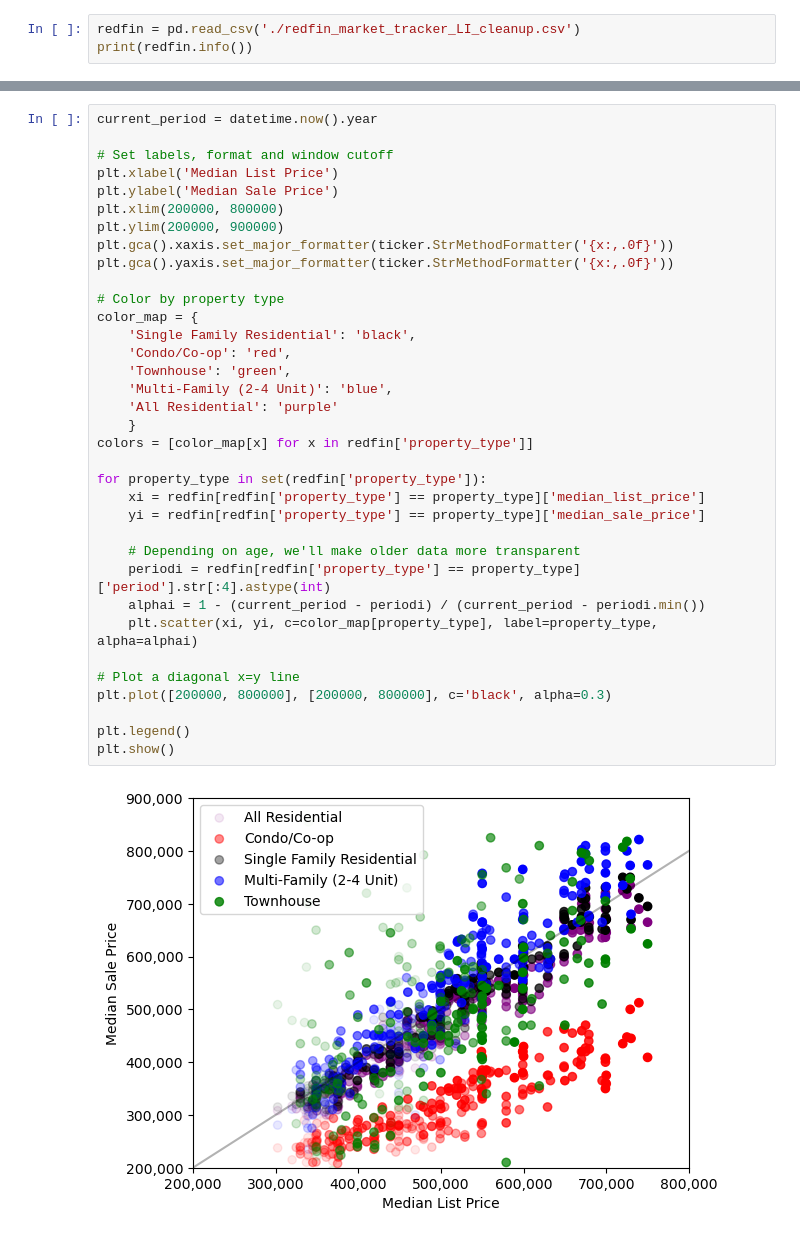
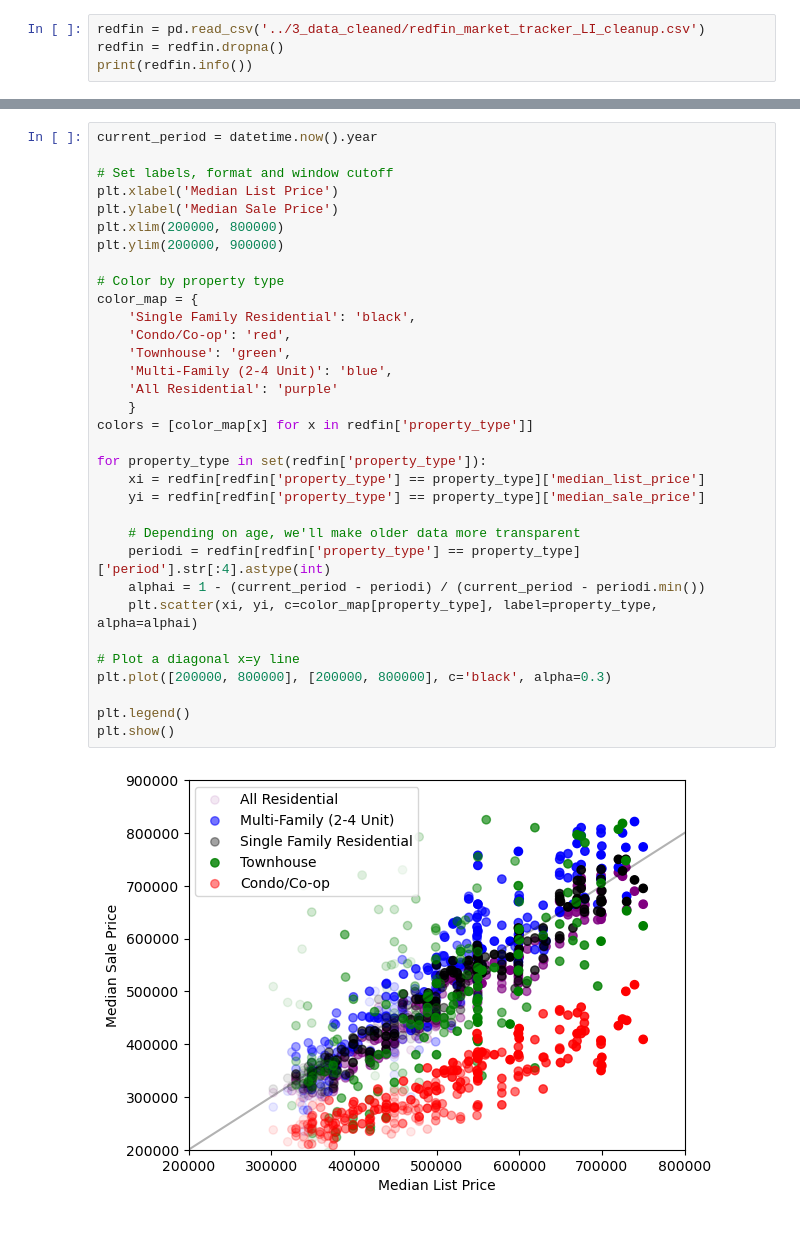
Before and after one commit to Fefe-Hern/Living, a Jupyter notebook: 4_python_analysis/redfin_analysis.ipynb, the cells around one changed output, grey strips where cells are left out. Drawn from its saved outputs; the diff is of its cells as text.

```diff
--- a/4_python_analysis/redfin_analysis.ipynb
+++ b/4_python_analysis/redfin_analysis.ipynb
@@ -20,5 +23,6 @@ import seaborn as sn
 # %%
-redfin = pd.read_csv('./redfin_market_tracker_LI_cleanup.csv')
+redfin = pd.read_csv('../3_data_cleaned/redfin_market_tracker_LI_cleanup.csv')
+redfin = redfin.dropna()
 print(redfin.info())
 # %% [output]
 <class 'pandas.core.frame.DataFrame'>
@@ -50,33 +49,31 @@ current_period = datetime.now().year
 plt.xlabel('Median List Price')
 plt.ylabel('Median Sale Price')
 plt.xlim(200000, 800000)
 plt.ylim(200000, 900000)
-plt.gca().xaxis.set_major_formatter(ticker.StrMethodFormatter('{x:,.0f}'))
-plt.gca().yaxis.set_major_formatter(ticker.StrMethodFormatter('{x:,.0f}'))
 
 # Color by property type
 color_map = {
     'Single Family Residential': 'black',
     'Condo/Co-op': 'red',
     'Townhouse': 'green',
     'Multi-Family (2-4 Unit)': 'blue',
     'All Residential': 'purple'
     }
 colors = [color_map[x] for x in redfin['property_type']]
 
 for property_type in set(redfin['property_type']):
     xi = redfin[redfin['property_type'] == property_type]['median_list_price']
     yi = redfin[redfin['property_type'] == property_type]['median_sale_price']
 
     # Depending on age, we'll make older data more transparent
     periodi = redfin[redfin['property_type'] == property_type]['period'].str[:4].astype(int)
     alphai = 1 - (current_period - periodi) / (current_period - periodi.min())
     plt.scatter(xi, yi, c=color_map[property_type], label=property_type, alpha=alphai)
 
 # Plot a diagonal x=y line
 plt.plot([200000, 800000], [200000, 800000], c='black', alpha=0.3)
 
 plt.legend()
 plt.show()
 # %% [output]
-[figure, old version]
+[figure, new version]
```
Also changed, not shown: parts of 13 cells of this notebook, 7 other files.
